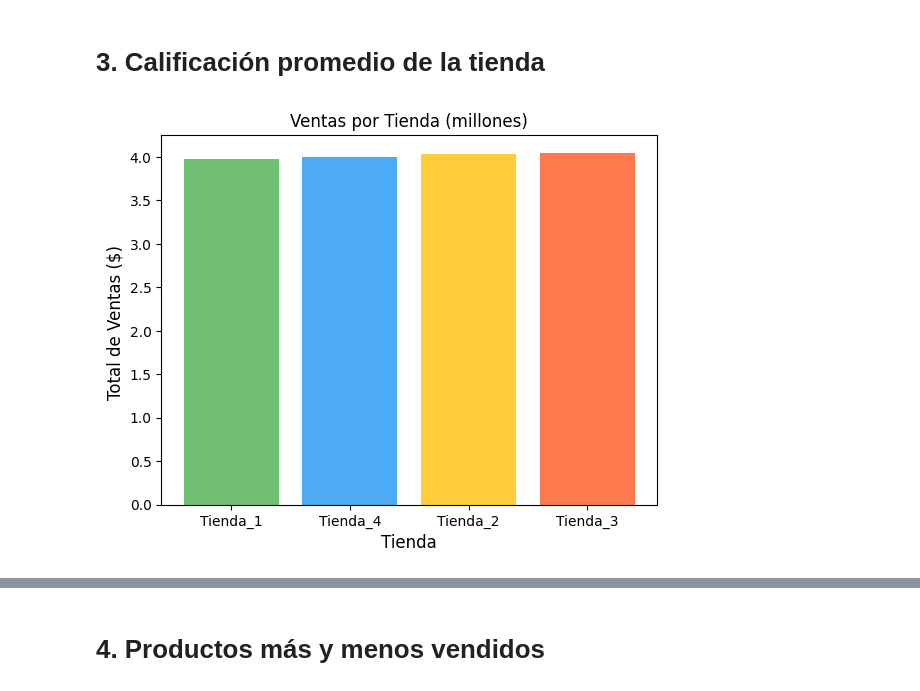
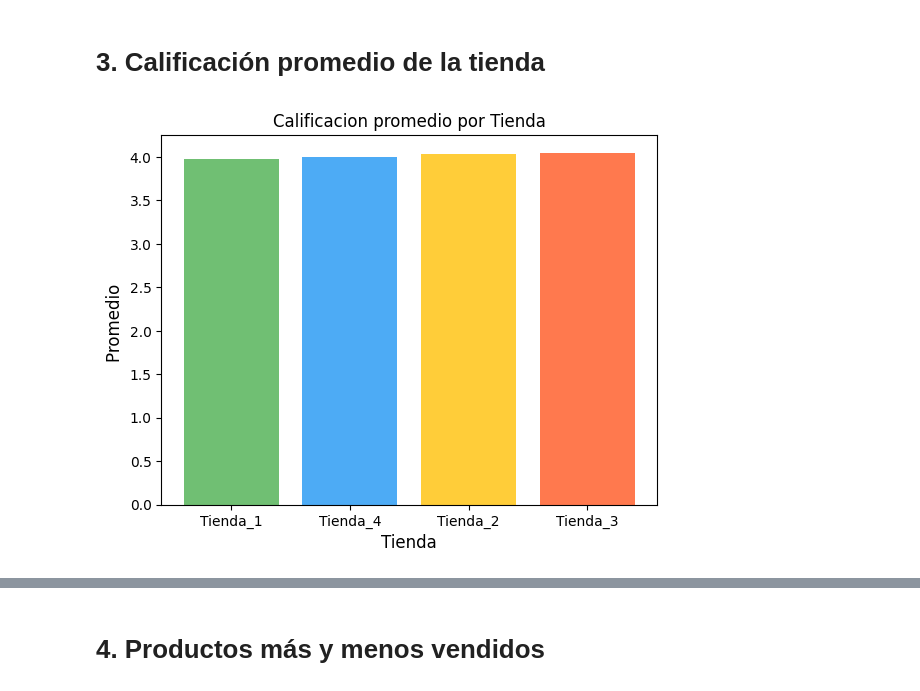
Before and after one commit to JoshDevx/An-lisis-de-Rendimiento---Alura-Store-, a Jupyter notebook: AluraStoreLatam.ipynb, the cells around one changed output, grey strips where cells are left out. Saved outputs shown, nothing was run; the diff lists cells and outputs as text; code cells hidden in the pictures.

```diff
--- a/AluraStoreLatam.ipynb
+++ b/AluraStoreLatam.ipynb
@@ -114,26 +114,26 @@ plt.show()
 # %%
 #Promedio de calificación por tienda
 promedio_por_tienda = datos_completos.groupby('ID_Tienda')['Calificación'].mean()
-#Formato a los resultados
-pormedio_por_tienda_ordenado = promedio_por_tienda.sort_values()
+#Orden por resultado
+promedio_por_tienda_ordenado = promedio_por_tienda.sort_values()
 #Obtenemos el ID de tienda para el eje X
-nombres_tiendas = pormedio_por_tienda_ordenado.index
+nombres_tiendas = promedio_por_tienda_ordenado.index
 #Obtenemos el valor promedio para el eje Y
-promedio_tienda = pormedio_por_tienda_ordenado.values
+promedio_tienda = promedio_por_tienda_ordenado.values
 
 # Crear el gráfico de barras
 plt.bar(nombres_tiendas,
         promedio_tienda,
         #Agregamos color a nuestro grafico
         color= ['#4CAF50', '#2196F3', '#FFC107', '#FF5722'],
         #Transparencia a las barras (0 a 1)
         alpha =0.8)
-plt.title('Ventas por Tienda (millones)', fontsize=12)
+plt.title('Calificacion promedio por Tienda', fontsize=12)
 plt.xlabel('Tienda', fontsize=12)
-plt.ylabel('Total de Ventas ($) ',fontsize=12)
+plt.ylabel('Promedio ',fontsize=12)
 plt.show()
 # %% [output]
-[figure, old version]
+[figure, new version]
 # %%
 import matplotlib.pyplot as plt
 def promedio_calificacion_tienda(tienda):
```
Also changed, not shown: parts of 8 cells of this notebook.
